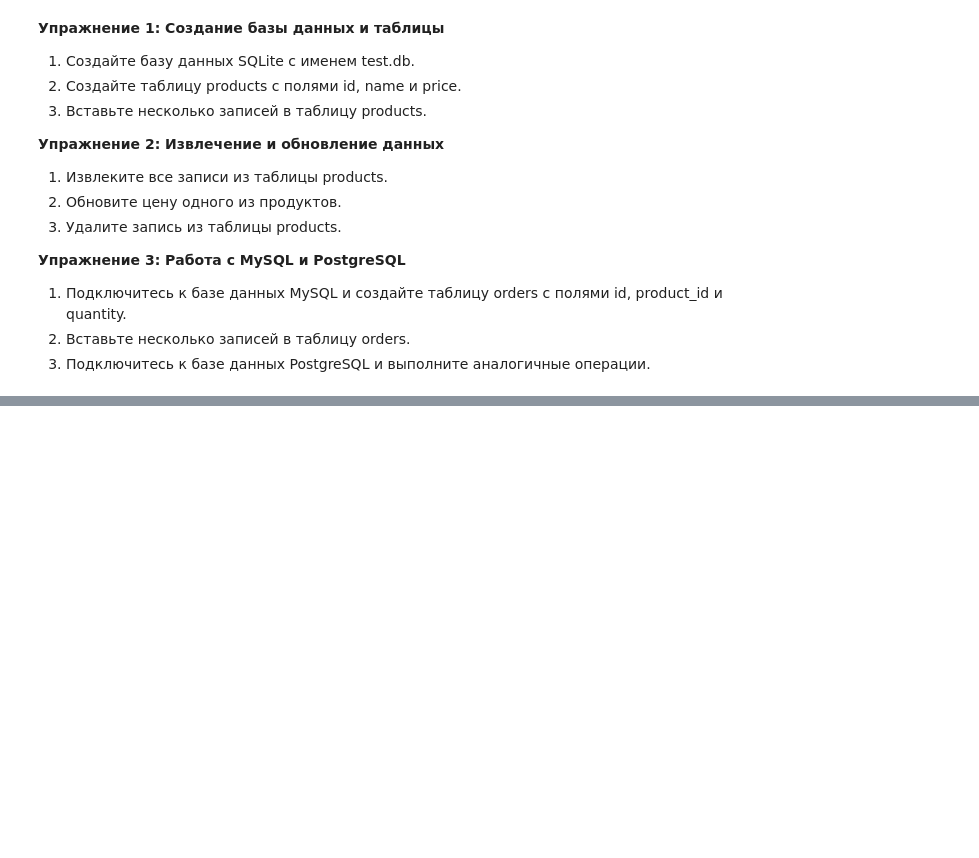
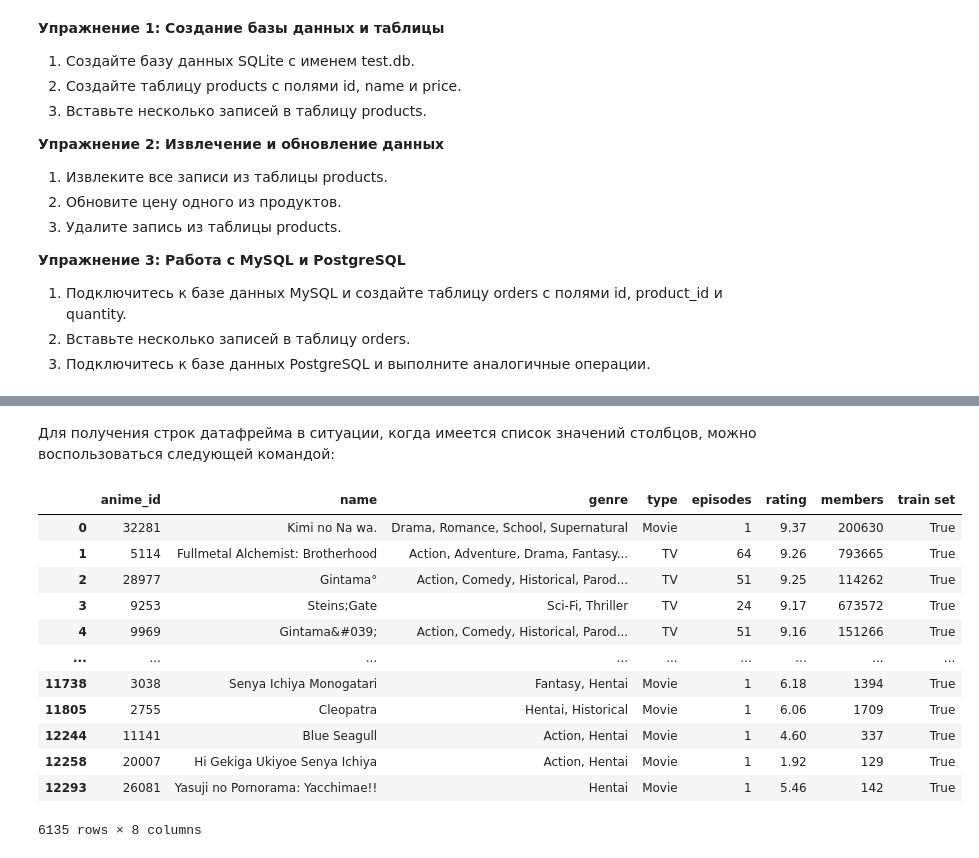
Before and after one commit to Vakhranev/MGIMO, a Jupyter notebook: 7 февраля.ipynb, the cells around one changed output, grey strips where cells are left out. Saved outputs shown, nothing was run; the diff lists cells and outputs as text; code cells hidden in the pictures; blank space fills up the shorter version.

```diff
--- a/7 февраля.ipynb
+++ b/7 февраля.ipynb
@@ -624,0 +962,18 @@ conn.close()
+# %% [markdown]
+Для получения строк датафрейма в ситуации, когда имеется список значений столбцов, можно воспользоваться следующей командой:
+# %%
+anime[anime['type'].isin(['TV', 'Movie'])]
+# %% [output]
+|  | anime_id | name | genre | type | episodes | rating | members | train set |
+| 0 | 32281 | Kimi no Na wa. | Drama, Romance, School, Supernatural | Movie | 1 | 9.37 | 200630 | True |
+| 1 | 5114 | Fullmetal Alchemist: Brotherhood | Action, Adventure, Drama, Fantasy... | TV | 64 | 9.26 | 793665 | True |
+| 2 | 28977 | Gintama° | Action, Comedy, Historical, Parod... | TV | 51 | 9.25 | 114262 | True |
+| 3 | 9253 | Steins;Gate | Sci-Fi, Thriller | TV | 24 | 9.17 | 673572 | True |
+| 4 | 9969 | Gintama&#039; | Action, Comedy, Historical, Parod... | TV | 51 | 9.16 | 151266 | True |
+| ... | ... | ... | ... | ... | ... | ... | ... | ... |
+| 11738 | 3038 | Senya Ichiya Monogatari | Fantasy, Hentai | Movie | 1 | 6.18 | 1394 | True |
+| 11805 | 2755 | Cleopatra | Hentai, Historical | Movie | 1 | 6.06 | 1709 | True |
+| 12244 | 11141 | Blue Seagull | Action, Hentai | Movie | 1 | 4.60 | 337 | True |
+| 12258 | 20007 | Hi Gekiga Ukiyoe Senya Ichiya | Action, Hentai | Movie | 1 | 1.92 | 129 | True |
+| 12293 | 26081 | Yasuji no Pornorama: Yacchimae!! | Hentai | Movie | 1 | 5.46 | 142 | True |
+6135 rows × 8 columns
```
Also changed, not shown: parts of 73 cells of this notebook.
